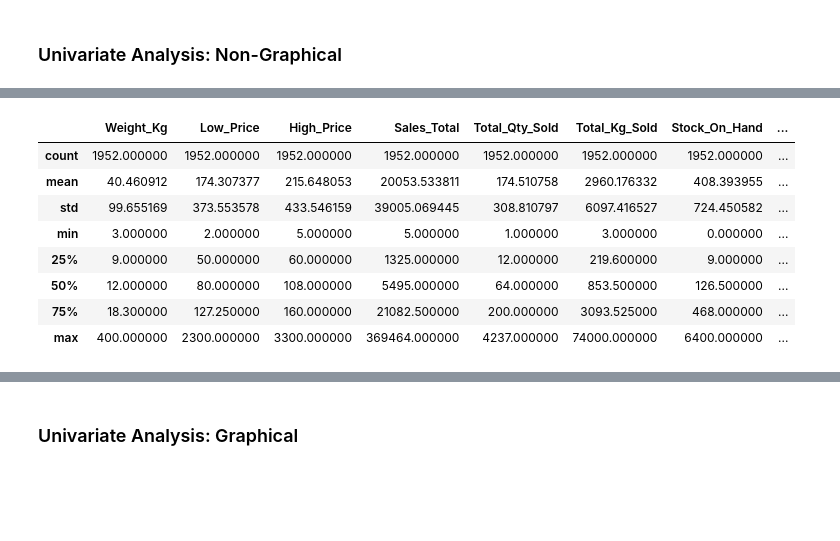
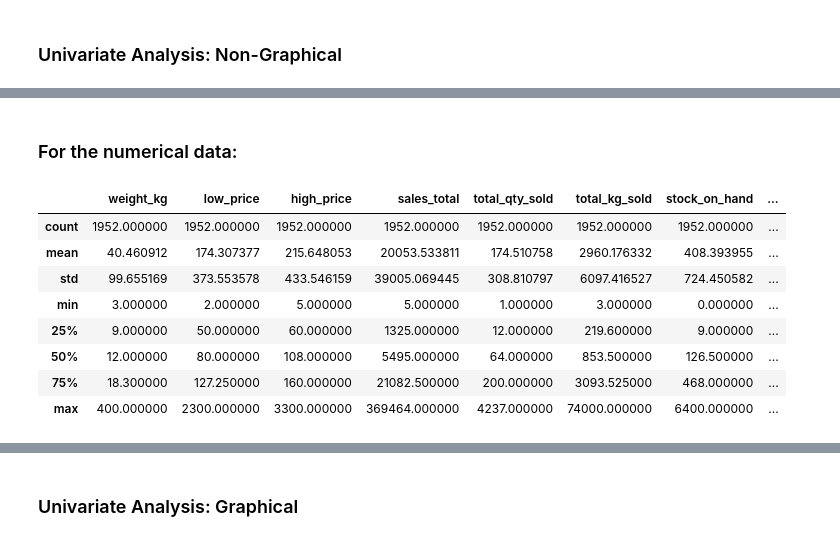
Before and after one commit to Explore-AI/regression-apples-predict-api-template, a Jupyter notebook: katleho-eda-apple-prices-challenge.ipynb, the cells around one changed output, grey strips where cells are left out. Saved outputs shown, nothing was run; the diff lists cells and outputs as text; code cells hidden in the pictures; blank space fills up the shorter version.

```diff
--- a/katleho-eda-apple-prices-challenge.ipynb
+++ b/katleho-eda-apple-prices-challenge.ipynb
@@ -200,2 +203,10 @@ The data has no null/ missing data thus there is no need for data cleaning at th
+# %%
+#Set datetime data
+train["date"] = pd.to_datetime(train["date"],format="%Y.%m.%d")
+
+#Set categorical data
+train['province'] = train['province'].astype('category')
+train['container'] = train['container'].astype('category')
+train['size_grade'] = train['size_grade'].astype('category')
 # %% [markdown]
 ### Univariate Analysis: Non-Graphical
@@ -225,8 +213,10 @@ memory usage: 213.5+ KB
+# %% [markdown]
+### For the numerical data:
 # %%
 #Descriptive Statistics
-train1.describe()
+train.describe()
 # %% [output]
-|  | Weight_Kg | Low_Price | High_Price | Sales_Total | Total_Qty_Sold | Total_Kg_Sold | Stock_On_Hand | ... |
+|  | weight_kg | low_price | high_price | sales_total | total_qty_sold | total_kg_sold | stock_on_hand | ... |
 | count | 1952.000000 | 1952.000000 | 1952.000000 | 1952.000000 | 1952.000000 | 1952.000000 | 1952.000000 | ... |
 | mean | 40.460912 | 174.307377 | 215.648053 | 20053.533811 | 174.510758 | 2960.176332 | 408.393955 | ... |
 | std | 99.655169 | 373.553578 | 433.546159 | 39005.069445 | 308.810797 | 6097.416527 | 724.450582 | ... |
```
Also changed, not shown: parts of 33 cells of this notebook.
